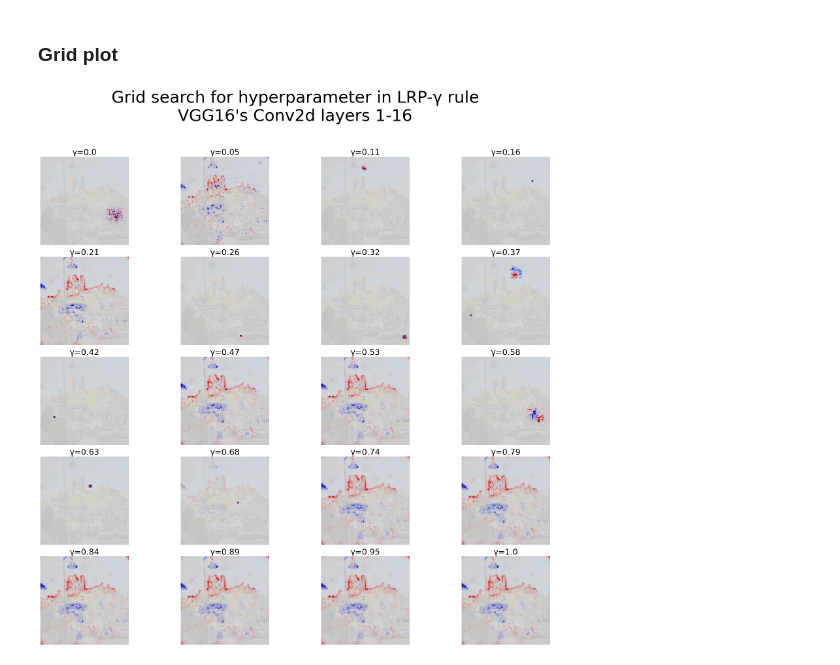
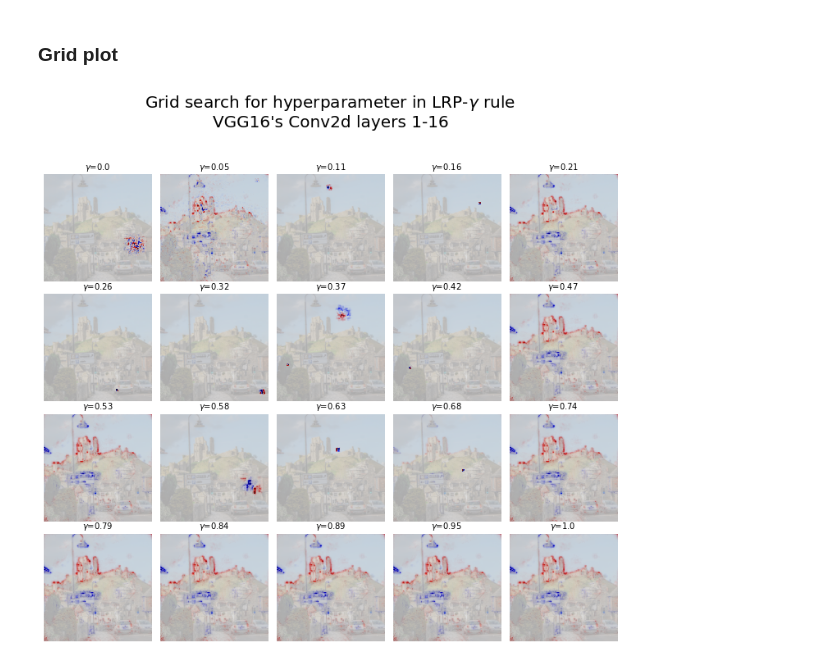
Before and after one commit to rodrigobdz/lrp, a Jupyter notebook: experiments/experiments.ipynb, the cells around one changed output. Cells and saved outputs as stored; diff of their text form; code cells hidden in the pictures.

Commit message:
Notebook: Use new grid func and update outputs

```diff
--- a/experiments/experiments.ipynb
+++ b/experiments/experiments.ipynb
@@ -85,43 +87,21 @@ with open(f'{CONFIG["artifacts_dir"]}/results.pickle', 'wb') as f:
     pickle.dump(results, f)
 # %% [markdown]
 ### Grid plot
-# %%
-# Source: https://stackoverflow.com/a/46616645
-
-import matplotlib.pyplot as plt
-import lrp.image
-
-# settings
-ROWS, COLS = 5, 4  # array of sub-plots = len(gammas)
-FIGSIZE = [25, 25] # figure size, inches
-HEIGHT, WIDTH = 1, 1
-FONTSIZE = FIGSIZE[0]*2
-DPI = 150
-
-# create figure (fig), and array of axes (ax)
-fig, ax = plt.subplots(nrows=ROWS, ncols=COLS, figsize=FIGSIZE)
-fig.suptitle("Grid search for hyperparameter in LRP-γ rule\nVGG16's Conv2d layers 1-16", fontsize=FONTSIZE)
-
-# plot simple raster image on each sub-plot
-# axi is equivalent with ax[row_id][col_id]
-for i, axi in enumerate(ax.flat):
-    gamma, R = results[i]
-
-    # heatmap of relevance scores
-    lrp.image.plot_heatmap(relevance_scores=R[0].sum(dim=0).detach().numpy(), width=WIDTH, height=HEIGHT, fig=axi, show_plot=False, dpi=DPI)
-
-    axi.imshow(img, alpha=0.1)
-
-    axi.axis('off')
-
-    axi.set_title(f'γ={round(gamma,2)}', fontsize=FONTSIZE*0.5)
-
-# Add padding for better alignment of suptitle
-# https://stackoverflow.com/a/45161551
-plt.tight_layout(rect=[0, 0.03, 1, 0.95])
-plt.savefig(f'{CONFIG["artifacts_dir"]}/high-res-gammas-lrp.png', dpi=200, facecolor='w')
-# %% [output]
-[figure, removed]
+# %%
+import lrp.plot
+
+title = "Grid search for hyperparameter in LRP-$\gamma$ rule\nVGG16's Conv2d layers 1-16"
+filename = f'{CONFIG["artifacts_dir"]}/high-res-gammas-lrp.png'
+
+lrp.plot.grid(results,
+              title=title,
+              filename=filename,
+              image=img,
+              gridsize=(4, 5),
+              param_name='$\gamma$',
+              param_print=lambda p: round(p, 2))
+# %% [output]
+[figure, added]
 # %% [markdown]
 # ToDo:
 
```
Also changed, not shown: parts of 2 cells of this notebook, 1 other file.
